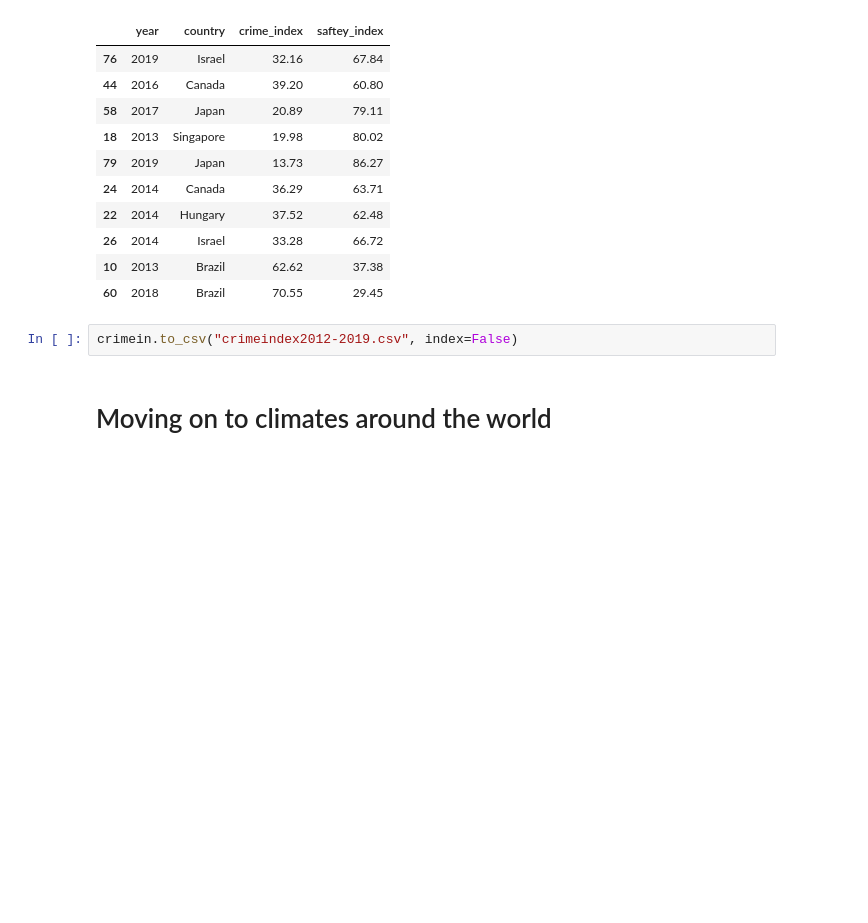
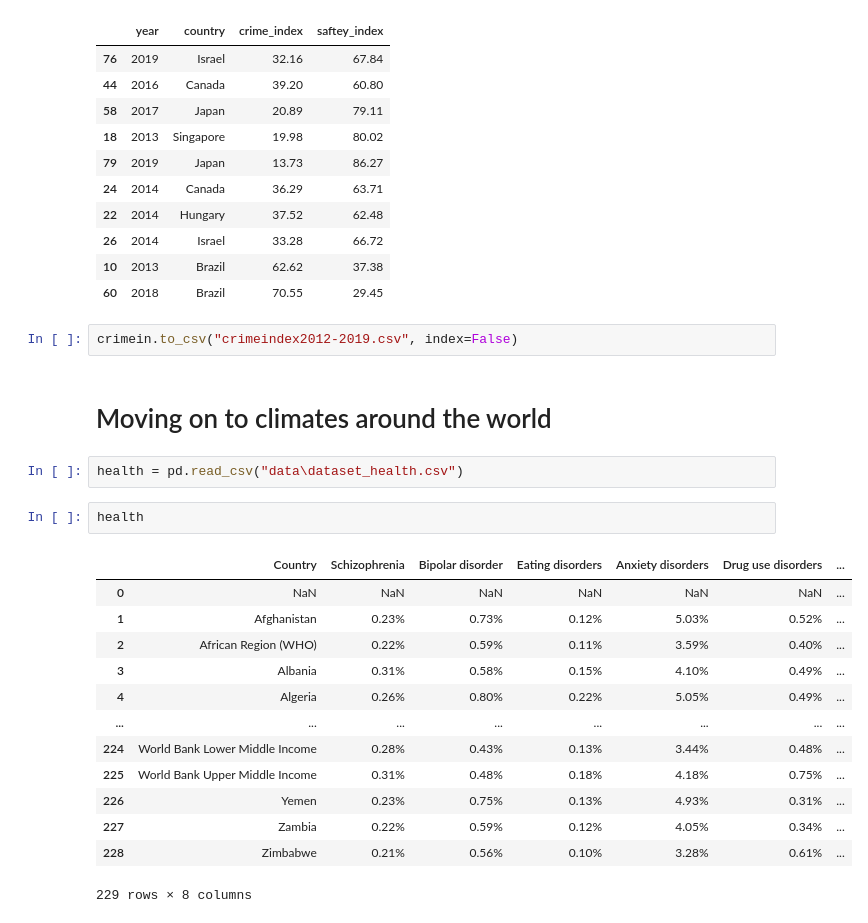
Before and after one commit to Hfarouk99/Suicide-Rate-Analysis, a Jupyter notebook: EDA.ipynb, the cells around one changed output. Drawn from its saved outputs; the diff is of its cells as text; blank space fills up the shorter version.

```diff
--- a/EDA.ipynb
+++ b/EDA.ipynb
@@ -1408,3 +1412,21 @@ crimein.sample(10)
 crimein.to_csv("crimeindex2012-2019.csv", index=False)
 # %% [markdown]
 # Moving on to climates around the world
+# %%
+health = pd.read_csv("data\dataset_health.csv")
+# %%
+health
+# %% [output]
+|  | Country | Schizophrenia | Bipolar disorder | Eating disorders | Anxiety disorders | Drug use disorders | ... |
+| 0 | NaN | NaN | NaN | NaN | NaN | NaN | ... |
+| 1 | Afghanistan | 0.23% | 0.73% | 0.12% | 5.03% | 0.52% | ... |
+| 2 | African Region (WHO) | 0.22% | 0.59% | 0.11% | 3.59% | 0.40% | ... |
+| 3 | Albania | 0.31% | 0.58% | 0.15% | 4.10% | 0.49% | ... |
+| 4 | Algeria | 0.26% | 0.80% | 0.22% | 5.05% | 0.49% | ... |
+| ... | ... | ... | ... | ... | ... | ... | ... |
+| 224 | World Bank Lower Middle Income | 0.28% | 0.43% | 0.13% | 3.44% | 0.48% | ... |
+| 225 | World Bank Upper Middle Income | 0.31% | 0.48% | 0.18% | 4.18% | 0.75% | ... |
+| 226 | Yemen | 0.23% | 0.75% | 0.13% | 4.93% | 0.31% | ... |
+| 227 | Zambia | 0.22% | 0.59% | 0.12% | 4.05% | 0.34% | ... |
+| 228 | Zimbabwe | 0.21% | 0.56% | 0.10% | 3.28% | 0.61% | ... |
+229 rows × 8 columns
```
Also changed, not shown: parts of 10 cells of this notebook, 2 other files.
